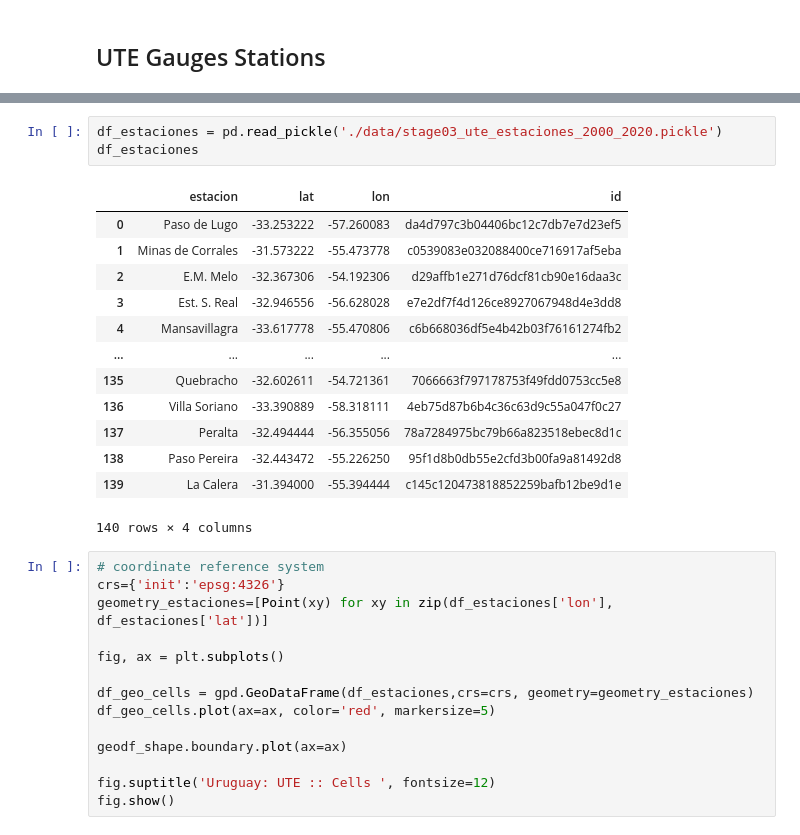
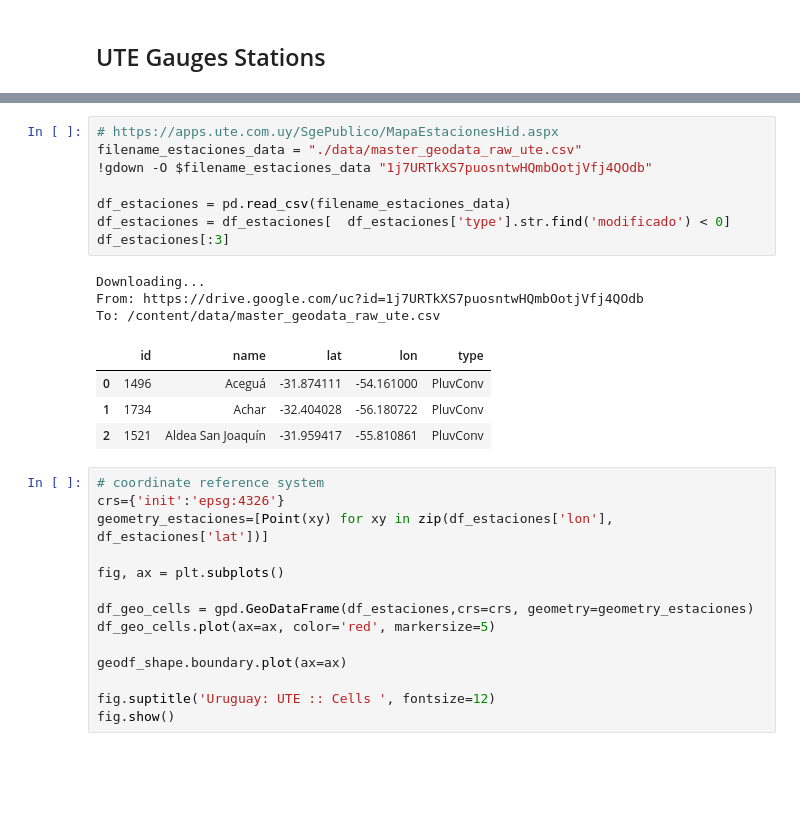
Before and after one commit to ml-as-a-service/SBPP_GAUGE_Uruguay_2000_2020, a Jupyter notebook: 02 - DataSource/02-05 UTE - Precipitation Data.ipynb, the cells around one changed output, grey strips where cells are left out. Cells and saved outputs as stored; diff of their text form; blank space fills up the shorter version.

```diff
--- a/02 - DataSource/02-05 UTE - Precipitation Data.ipynb
+++ b/02 - DataSource/02-05 UTE - Precipitation Data.ipynb
@@ -287,20 +297,19 @@ unzip:  cannot find zipfile directory in one of ./data/stage03_ute_estaciones_20
-# %%
-df_estaciones = pd.read_pickle('./data/stage03_ute_estaciones_2000_2020.pickle')
-df_estaciones
-# %% [output]
-|  | estacion | lat | lon | id |
-| 0 | Paso de Lugo | -33.253222 | -57.260083 | da4d797c3b04406bc12c7db7e7d23ef5 |
-| 1 | Minas de Corrales | -31.573222 | -55.473778 | c0539083e032088400ce716917af5eba |
-| 2 | E.M. Melo | -32.367306 | -54.192306 | d29affb1e271d76dcf81cb90e16daa3c |
-| 3 | Est. S. Real | -32.946556 | -56.628028 | e7e2df7f4d126ce8927067948d4e3dd8 |
-| 4 | Mansavillagra | -33.617778 | -55.470806 | c6b668036df5e4b42b03f76161274fb2 |
-| ... | ... | ... | ... | ... |
-| 135 | Quebracho | -32.602611 | -54.721361 | 7066663f797178753f49fdd0753cc5e8 |
-| 136 | Villa Soriano | -33.390889 | -58.318111 | 4eb75d87b6b4c36c63d9c55a047f0c27 |
-| 137 | Peralta | -32.494444 | -56.355056 | 78a7284975bc79b66a823518ebec8d1c |
-| 138 | Paso Pereira | -32.443472 | -55.226250 | 95f1d8b0db55e2cfd3b00fa9a81492d8 |
-| 139 | La Calera | -31.394000 | -55.394444 | c145c120473818852259bafb12be9d1e |
-140 rows × 4 columns
+# %%
+# https://apps.ute.com.uy/SgePublico/MapaEstacionesHid.aspx
+filename_estaciones_data = "./data/master_geodata_raw_ute.csv"
+!gdown -O $filename_estaciones_data "1j7URTkXS7puosntwHQmbOotjVfj4QOdb"
+
+df_estaciones = pd.read_csv(filename_estaciones_data)
+df_estaciones = df_estaciones[  df_estaciones['type'].str.find('modificado') < 0]
+df_estaciones[:3]
+# %% [output]
+Downloading...
+From: https://drive.google.com/uc?id=1j7URTkXS7puosntwHQmbOotjVfj4QOdb
+To: /content/data/master_geodata_raw_ute.csv
+|  | id | name | lat | lon | type |
+| 0 | 1496 | Aceguá | -31.874111 | -54.161000 | PluvConv |
+| 1 | 1734 | Achar | -32.404028 | -56.180722 | PluvConv |
+| 2 | 1521 | Aldea San Joaquín | -31.959417 | -55.810861 | PluvConv |
 # %%
 # coordinate reference system
 crs={'init':'epsg:4326'}
```
Also changed, not shown: parts of 9 cells of this notebook, 9 other files.
